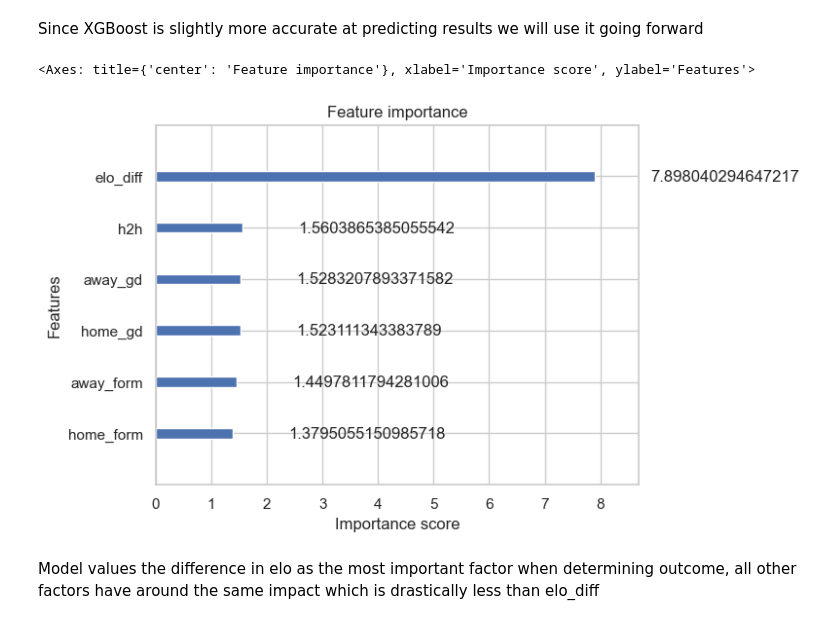
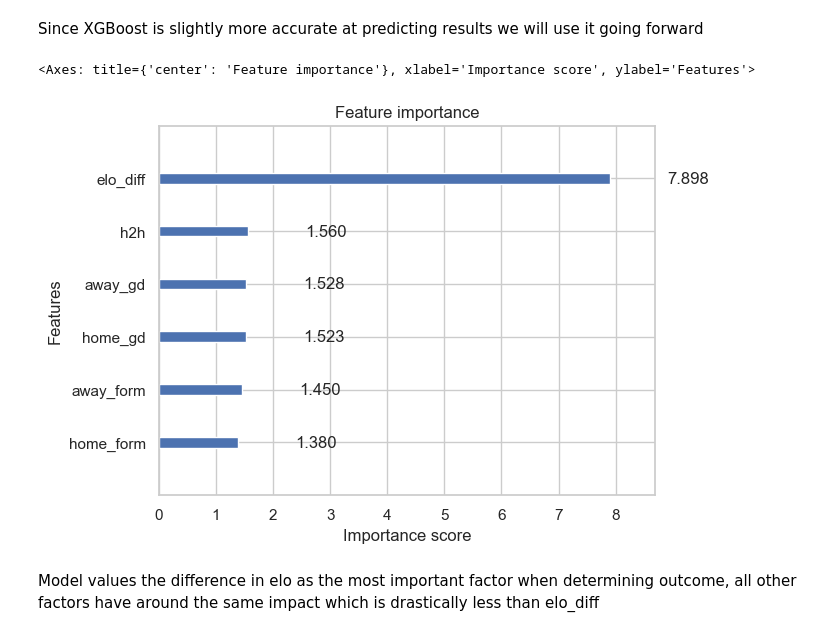
Before and after one commit to arms-and-hands155/WC2026-Predictor, a Jupyter notebook: notebooks/02_model.ipynb, the cells around one changed output. Saved outputs shown, nothing was run; the diff lists cells and outputs as text; code cells hidden in the pictures.

```diff
--- a/notebooks/02_model.ipynb
+++ b/notebooks/02_model.ipynb
@@ -65,10 +65,10 @@ Since XGBoost is slightly more accurate at predicting results we will use it goi
 # %%
 #Finding the MVP
 importance_score = xgb_model.get_booster().get_score(importance_type='gain')
-xgb.plot_importance(xgb_model, importance_type='gain')
+xgb.plot_importance(xgb_model, importance_type='gain', values_format='{v:.3f}')
 # %% [output]
 <Axes: title={'center': 'Feature importance'}, xlabel='Importance score', ylabel='Features'>
-[figure, old version]
+[figure, new version]
 # %% [markdown]
 Model values the difference in elo as the most important factor when determining outcome, all other factors have around the same impact which is drastically less than elo_diff
 # %%
```
Also changed, not shown: parts of 1 cell of this notebook, 7 other files.
